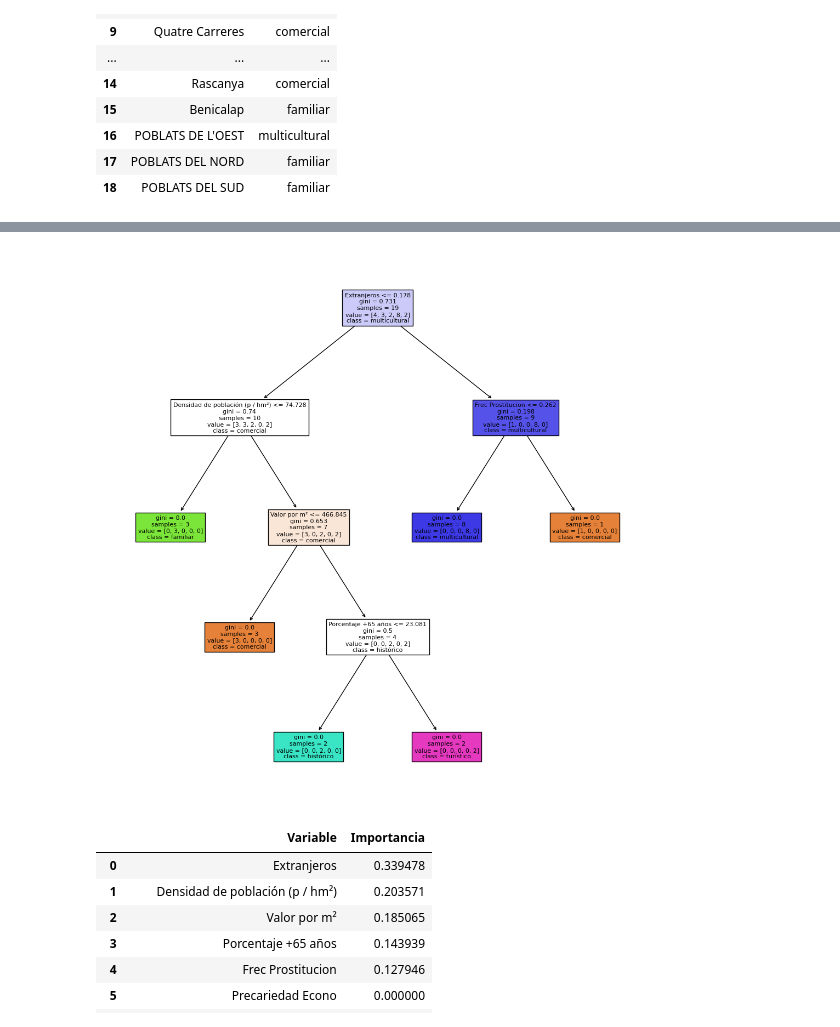
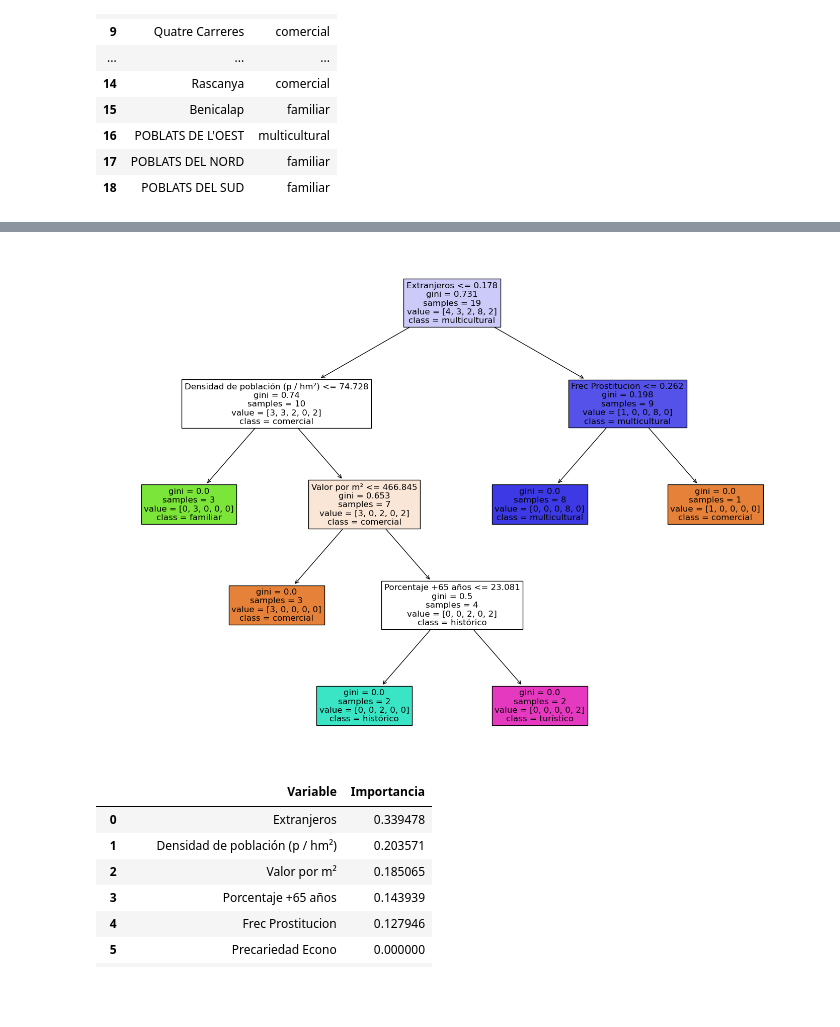
Before and after one commit to esedesam/mcd-nlp-proyecto, a Jupyter notebook: CARLOS_DISTRITOS_V2.ipynb, the cells around one changed output, grey strips where cells are left out. Cells and saved outputs as stored; diff of their text form; code cells hidden in the pictures; blank space fills up the shorter version.

```diff
--- a/CARLOS_DISTRITOS_V2.ipynb
+++ b/CARLOS_DISTRITOS_V2.ipynb
@@ -605,7 +605,7 @@ plt.show()
 # %%
 # cargar en un dataframe el documento de jesus
 
-df_jesus = pd.read_csv('distritosAyuntamiento_2023.csv')
+df_jesus = pd.read_csv('docs_Carlos/distritosAyuntamiento_2023.csv')
 # Los valores de la columna ´Distrito´ son de tipo string. Los ponemos en minúsculas y sin tildes. Eliminamos los números y los puntos
 df_jesus['Distrito'] = df_jesus['Distrito'].str.lower()
 df_jesus['Distrito'] = df_jesus['Distrito'].str.normalize('NFKD').str.encode('ascii', errors='ignore').str.decode('utf-8')
@@ -836,36 +856,36 @@ df_reglas.drop(['Índice de envejecimiento'], axis=1, inplace=True)
 df_reglas.drop(['Índice de sobreenvejecimiento'], axis=1, inplace=True)
 df_reglas.drop(['Tasa bruta de emigración interurbana'], axis=1, inplace=True)
 df_reglas.drop(['Tasa bruta de emigración intraurbana'], axis=1, inplace=True)
 df_reglas.drop(['Tasa general de fecundidad'], axis=1, inplace=True)
 df_reglas.drop(['Coeficiente derecha - izquierda'], axis=1, inplace=True)
 df_reglas.drop(['AntRes_5y'], axis=1, inplace=True)
 df_reglas.drop(['Índice de estructura de la población activa'], axis=1, inplace=True)
 df_reglas.drop(['Sup. construida media (m²)'], axis=1, inplace=True)
 
 
 X = df_reglas.drop(['Distrito'], axis=1)
 y = df_clases['Cluster_name']
 
 # Crea y entrena el modelo de árbol de decisión
 clf = DecisionTreeClassifier(random_state=14)
 clf.fit(X, y)
 
 # Convierte los nombres de características y clases a listas
 # usa .inverse_transform(clf.classes_) para obtener las clases y que aparezca en el plot_tree
 feature_names = X.columns.tolist()
 class_names = clf.classes_.tolist()
 
 
 # Grafica el árbol de decisión
 # en vez de indicar value, poner el nombre de las clases
-plt.figure(figsize=(13, 13))
+plt.figure(figsize=(18, 13))
 
 # en vez de indicar value, poner el nombre de las clases
 
-plot_tree(clf, filled=True, feature_names=feature_names, class_names=class_names)
+plot_tree(clf, filled=True, feature_names=feature_names, class_names=class_names, fontsize=12)
 plt.show()
 # %% [output]
-[figure, old version]
+[figure, new version]
 # %%
 # obtener las variables más importantes (dataframe)
 importances = clf.feature_importances_
```
Also changed, not shown: parts of 9 cells of this notebook.
